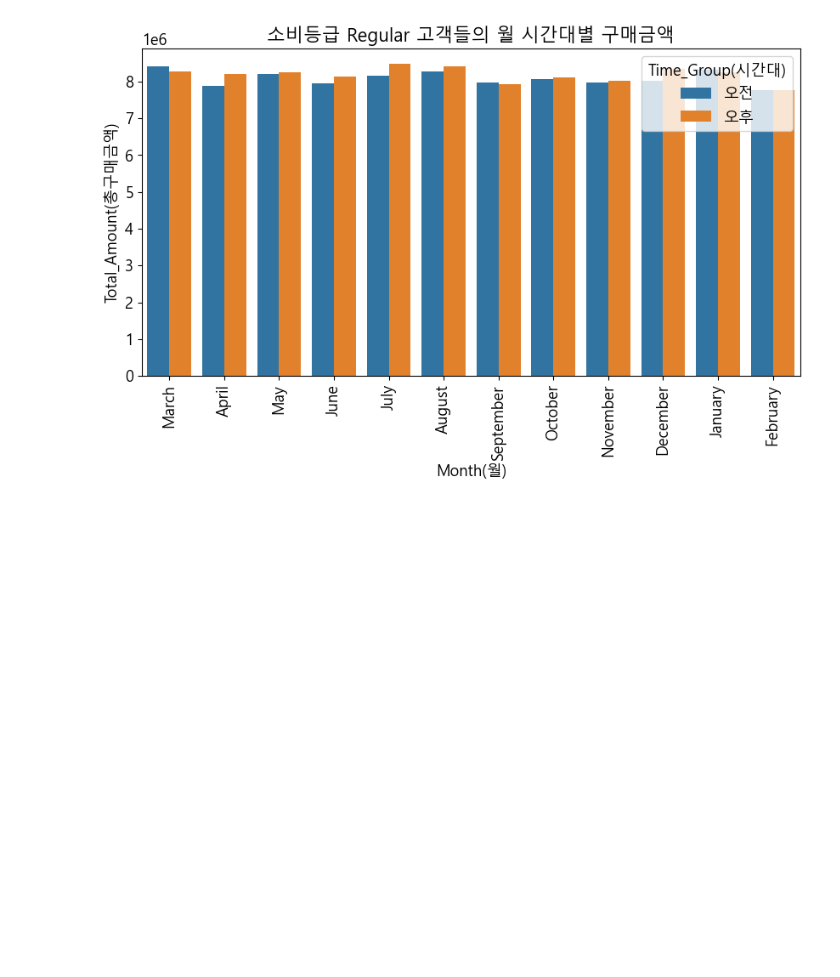
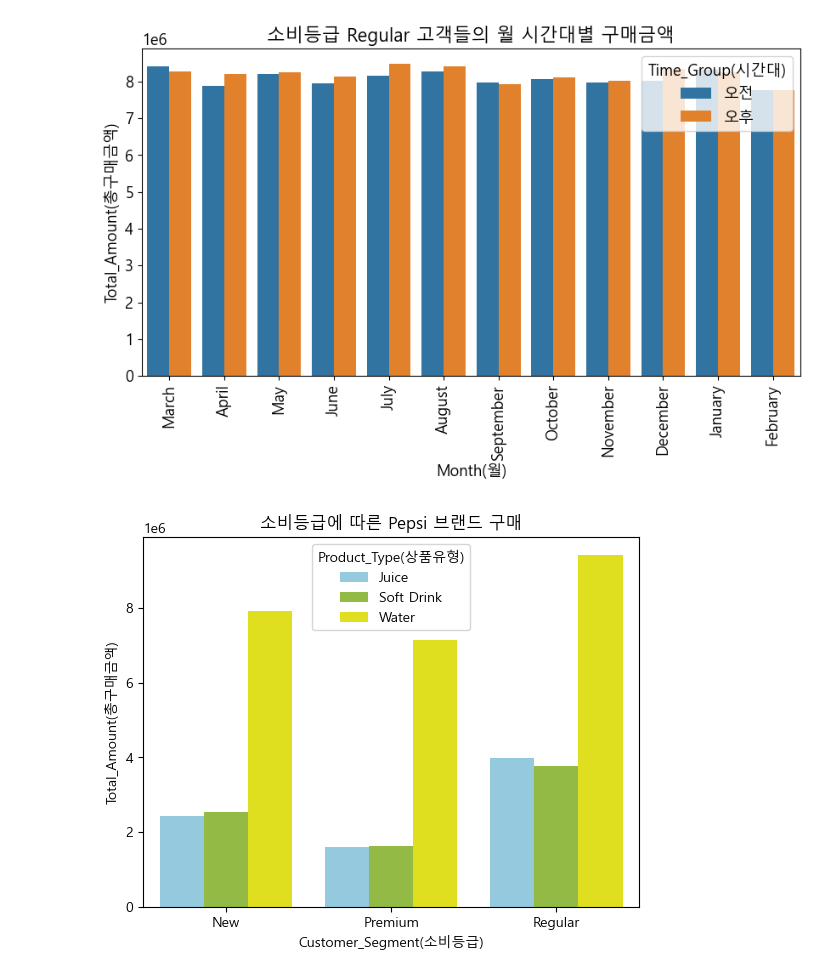
Before and after one commit to youscd/Retail_data_Analysis, a Jupyter notebook: 분석 시각화 (모듈화).ipynb, the cells around one changed output. Drawn from its saved outputs; the diff is of its cells as text; code cells hidden in the pictures; blank space fills up the shorter version.

```diff
--- a/분석 시각화 (모듈화).ipynb
+++ b/분석 시각화 (모듈화).ipynb
@@ -427,3 +434,14 @@ product_category_brand_sales(df_origin, 'Regular')
 month_time_sales(df_origin, 'Regular')
 # %% [output]
 [figure]
+# %%
+# 소비등급에 따른 Pepsi 브랜드 구매
+cs_pepsi = df_origin[df_origin['Product_Brand(브랜드)'] == 'Pepsi'].groupby(['Customer_Segment(소비등급)',
+                                                                          'Product_Type(상품유형)'])[['Total_Amount(총구매금액)']].sum().reset_index()
+
+plt.title(f'소비등급에 따른 Pepsi 브랜드 구매')
+sns.barplot(data=cs_pepsi, x='Customer_Segment(소비등급)', y='Total_Amount(총구매금액)',
+            hue='Product_Type(상품유형)', palette=['skyblue', 'yellowgreen', 'yellow'])
+plt.show()
+# %% [output]
+[figure, added]
```
Also changed, not shown: parts of 3 cells of this notebook.
